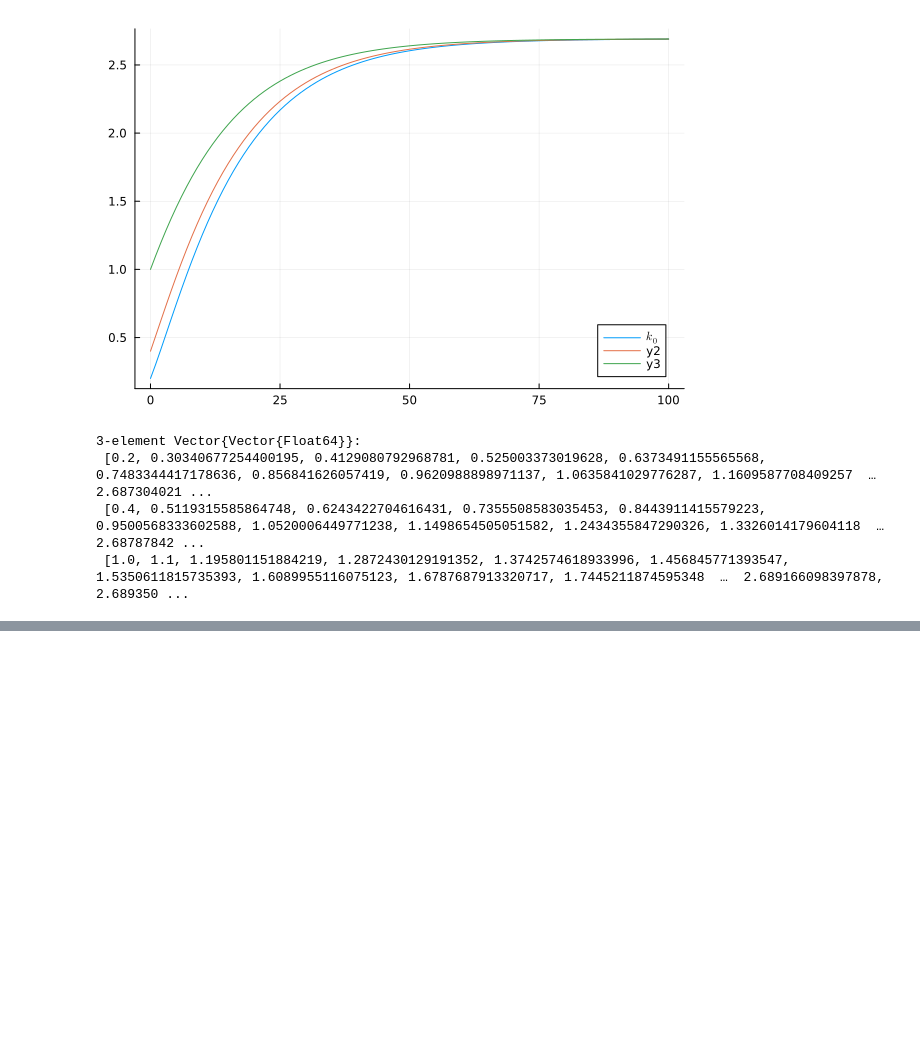
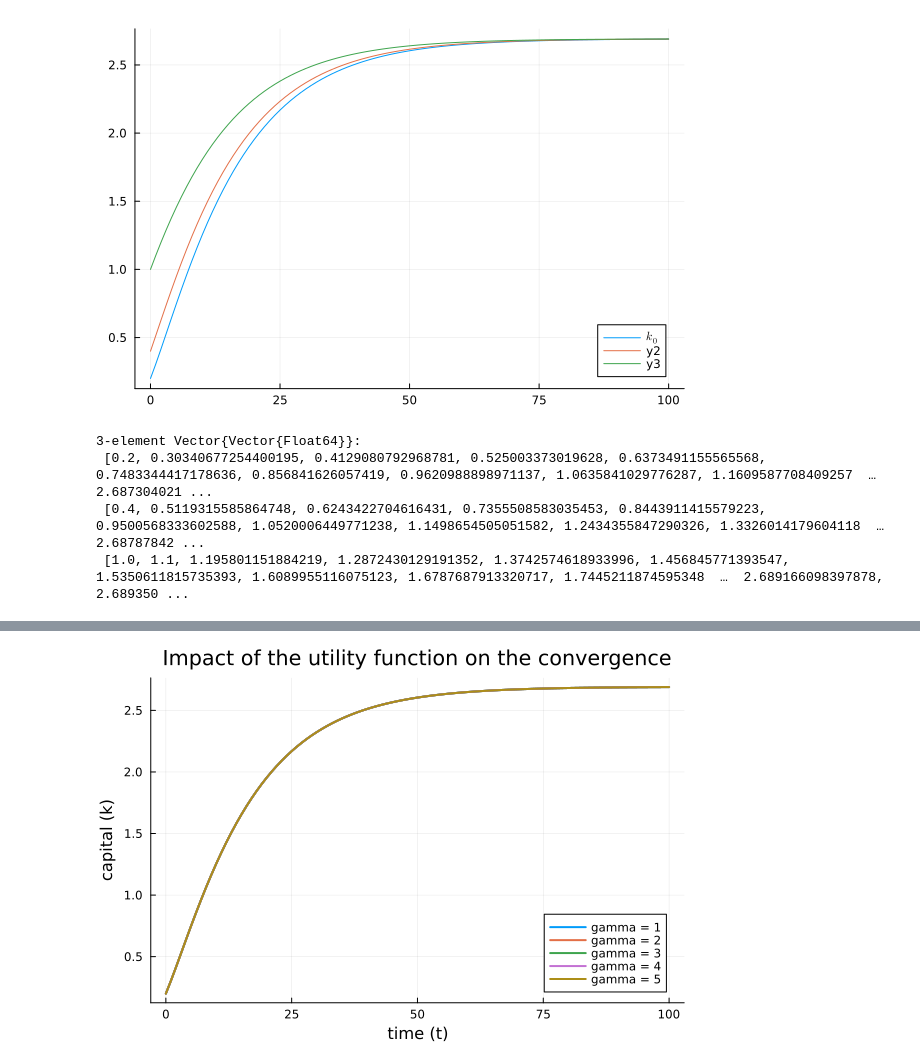
Before and after one commit to carlalucas/adv_macro_numerical_methods, a Jupyter notebook: solow.ipynb, the cells around one changed output, grey strips where cells are left out. Saved outputs shown, nothing was run; the diff lists cells and outputs as text; code cells hidden in the pictures; blank space fills up the shorter version.

```diff
--- a/solow.ipynb
+++ b/solow.ipynb
@@ -207,0 +267,19 @@ sims = [simulate(k0,T,model) for k0 in k_init]
+# %%
+### Gamma sensitivity
+gamma = [1, 2, 3, 4, 5]
+T_sim = 100
+k0_sim = 0.2
+tv = 0:T_sim
+
+p_sens = plot(title="Impact of the utility function on the convergence",
+              xlabel="time (t)", ylabel="capital (k)", legend=:bottomright)
+
+for gamma_val in gamma
+    p_local = merge(model, (; γ = gamma_val))
+    kv = simulate(k0_sim, T_sim, p_local)
+    plot!(p_sens, tv, kv, label="gamma = $gamma_val", lw=2)
+end
+
+display(p_sens)
+# %% [output]
+[figure, added]
```
Also changed, not shown: parts of 10 cells of this notebook.
